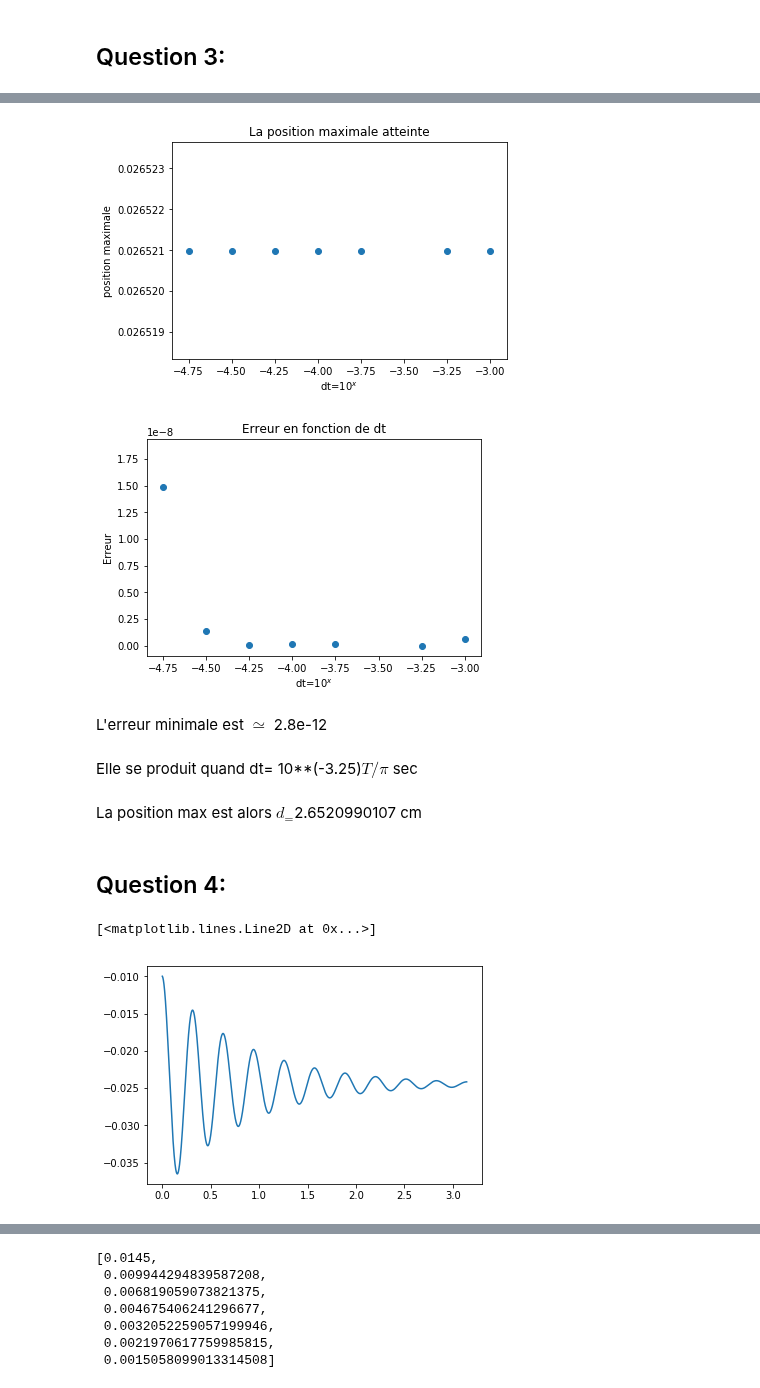
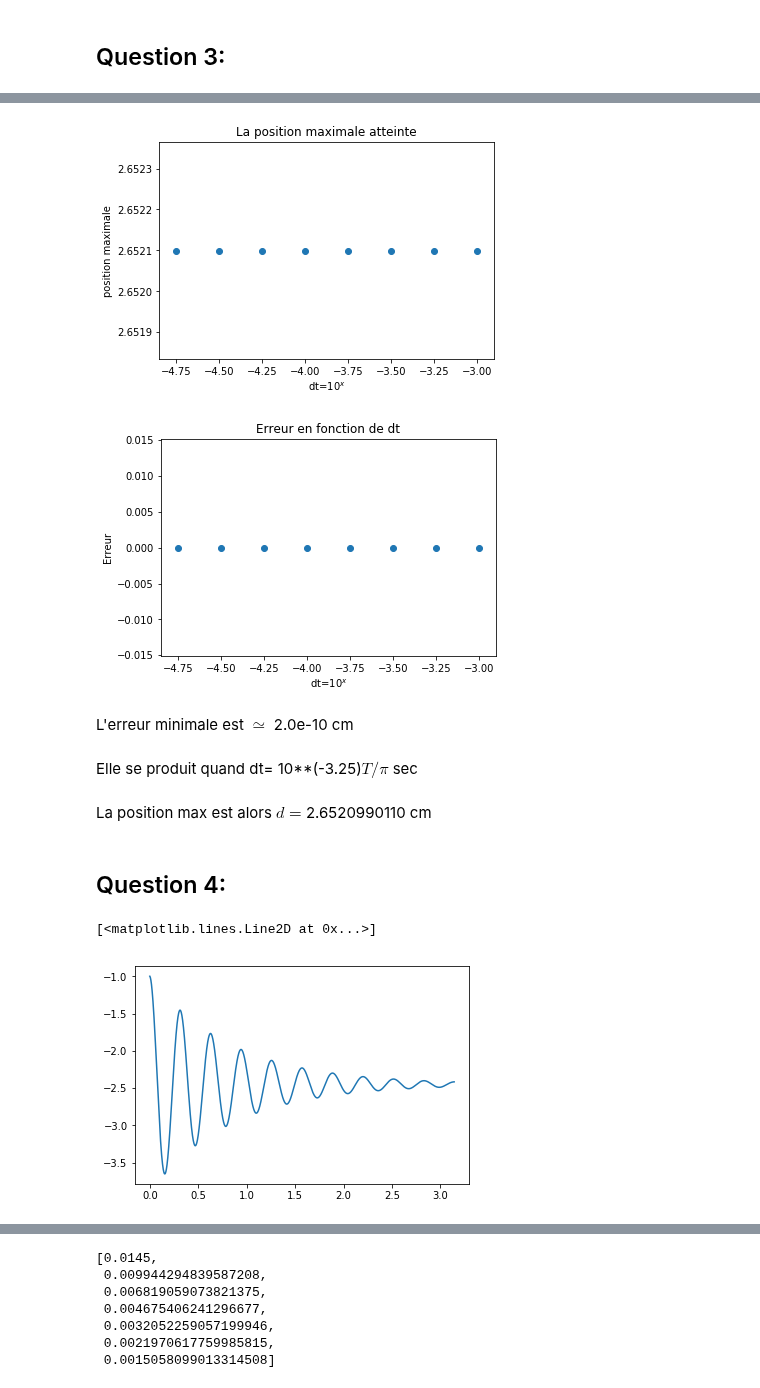
Before and after one commit to pierreluc-plt/ProjetSimulation, a Jupyter notebook: Quiz/Quiz1.ipynb, the cells around one changed output, grey strips where cells are left out. Saved outputs shown, nothing was run; the diff lists cells and outputs as text; code cells hidden in the pictures.

```diff
--- a/Quiz/Quiz1.ipynb
+++ b/Quiz/Quiz1.ipynb
@@ -38,12 +42,12 @@ def Simulation(y0, v0, alpha, dt, t_max):
     # Paramètres:
     k=20
     m=50e-3
-    g=9.8
+    g=9.8*100
     T=2*np.pi*np.sqrt(m/k)
     dt=dt*T/np.pi
     yeq=-m*g/k
     # Calcul de y1
-    y1=np.float64(y0*(1-k/2/m*dt**2)+v0*dt*(1-alpha*dt/2/m)-g/2*dt**2)
+    y1=(y0*(1-k/2/m*dt**2)+v0*dt*(1-alpha*dt/2/m)-g/2*dt**2)
 
     Position=[y0,y1]
     Temps=[0,dt]
@@ -52,7 +56,15 @@ def Simulation(y0, v0, alpha, dt, t_max):
         yi=Position[-1]
         ym1=Position[-2]
         #y(i+1)
-        yp1=(yi*(-k+2*m/dt**2)+ym1*(alpha/2/dt-m/dt**2)-m*g)*(m/dt**2+alpha/2/dt)**(-1)
+        #yp1=(2*dt**2/(2*m+alpha*dt))*(yi*(-k+2*m/dt**2)+ym1*(alpha/2/dt-m/dt**2)-m*g)
+        #yp1=(2/(2*m+alpha*dt))*(yi*((-k*dt**2+2*m))+ym1*(alpha*dt-2*m)/2-dt**2*m*g)
+
+        yp1=(2/(2*m+alpha*dt))*(yi*(-dt**2*k+2*m)+ym1*(alpha*dt/2-m)-dt**2*m*g)
+        #(2*dt**2/(2*m+alpha*dt))*(yi*(-k+2*m/dt**2)+ym1*(alpha/2/dt-m/dt**2)-m*g)
+        #(2/(2*m+alpha*dt))*(yi*(-dt**2*k+2*m)+ym1*(alpha*dt/2-m)-dt**2*m*g)
+
+
+        #(yi*(-k+2*m/dt**2)+ym1*(alpha/2/dt-m/dt**2)-m*g)*(m/dt**2+alpha/2/dt)**(-1)
 
         Temps.append(Temps[-1]+dt)
         Position.append(yp1)
@@ -73,12 +85,13 @@ plt.plot(Temps,Position)
 # %%
-exposant=[-4.75, -4.5, -4.25, -4.0, -3.75,-3.25,-3]
+exposant=[-4.75, -4.5, -4.25, -4.0, -3.75,-3.5,-3.25,-3]
 dmax=[]
 err=[]
 for expo in exposant:
     Temps, Position=Simulation(y0, v0, alpha, 10**expo, 0.6)
     dmax.append(np.max(np.abs(y0-np.array(Position))))
     Temps, Position_dt2=Simulation(y0, v0, alpha, 10**expo/2, 0.6)
-    err.append(np.abs(dmax[-1]-np.max(np.abs(y0-np.array(Position_dt2)))))
+    err.append(abs(np.max(np.abs(np.array(Position)-y0))-np.max(np.abs(np.array(Position_dt2)-y0))))
+    #err.append(np.abs(dmax[-1]-np.max(np.abs(y0-np.array(Position_dt2)))))
 
 
 plt.scatter(exposant, dmax)
@@ -89,41 +102,41 @@ plt.ylabel("position maximale")
 plt.show()
 
 plt.scatter(exposant, err)
-plt.ylim(-1e-9, 1.3*np.max(err))
+#plt.ylim(-1e-9, 1.3*np.max(err))
 plt.title("Erreur en fonction de dt")
 plt.xlabel("dt=$10^x \frac{T}{\pi}$ ")
 plt.ylabel("Erreur")
 plt.show()
 # %% [output]
-[figure, old version]
+[figure, new version]
-[figure, old version]
+[figure, new version]
 # %%
-Min_err=np.min(err)
+Min_err=np.min(np.abs(err))
 Pos_max_err_min=dmax[np.argwhere(np.equal(err, np.min(err)))[0][0]]
 Expo_Err_min=exposant[np.argwhere(np.equal(err, np.min(err)))[0][0]]
 
 Pos_max_err_min
-display(Markdown("L'erreur minimale est $\simeq$ {:.1e}".format(Min_err)))
+display(Markdown("L'erreur minimale est $\simeq$ {:.1e} cm".format(Min_err)))
 display(Markdown("Elle se produit quand dt= 10**({:})$T/\pi$ sec".format(Expo_Err_min)))
-display(Markdown("La position max est alors $d_=${:.10f} cm ".format(Pos_max_err_min*1e2)))
+display(Markdown("La position max est alors $d=${:.10f} cm ".format(Pos_max_err_min)))
 
 # Il faut ajuster pour les chiffres significatif
 # %% [output]
-L'erreur minimale est $\simeq$ 2.8e-12
+L'erreur minimale est $\simeq$ 2.0e-10 cm
 Elle se produit quand dt= 10**(-3.25)$T/\pi$ sec
-La position max est alors $d_=$2.6520990107 cm
+La position max est alors $d=$2.6520990110 cm
 # %% [markdown]
 ## Question 4:
 # %%
 #Tracer la trajectoire de la balle en fonction du temps
-y0=-1e-2
-v0=-1.5e-2
+y0=-1
+v0=-1.5
 alpha=0.12
 dt=1e-4
 t_max_4=10
 Temps_4, Position_4=Simulation(y0, v0, alpha, dt, t_max_4)
 plt.plot(Temps_4,Position_4)
 # %% [output]
 [<matplotlib.lines.Line2D at 0x...>]
-[figure, old version]
+[figure, new version]
 # %%
```
Also changed, not shown: parts of 4 cells of this notebook.
